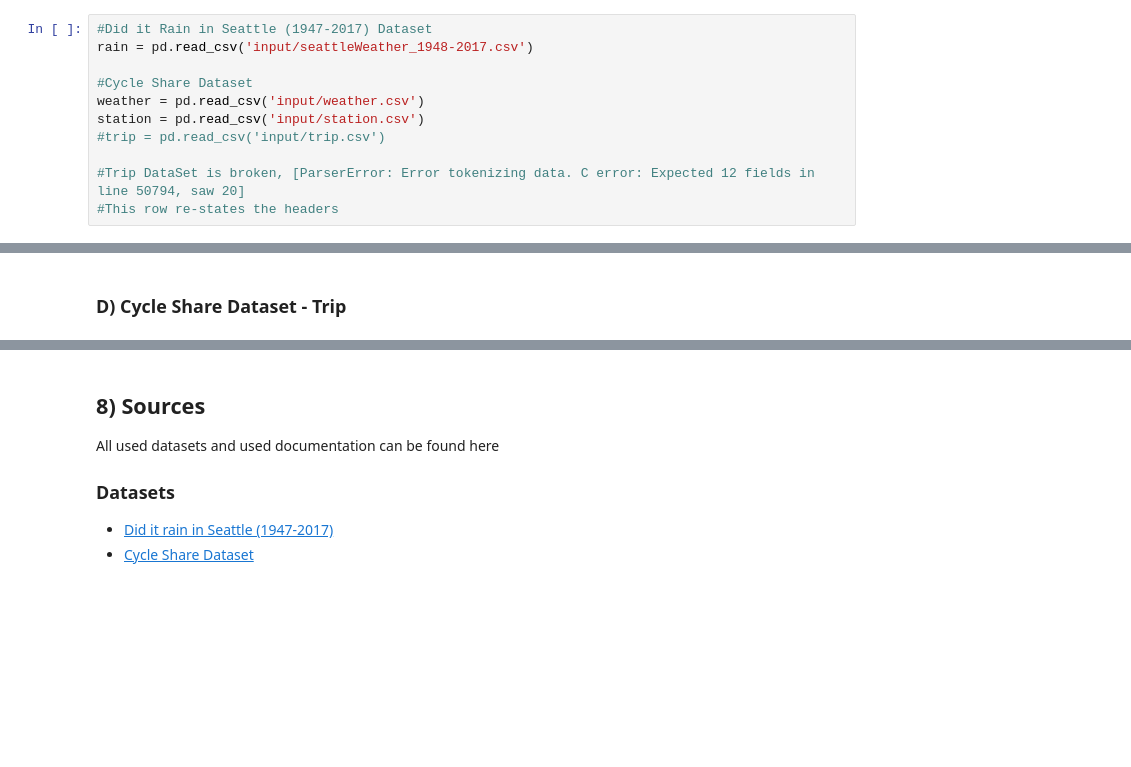
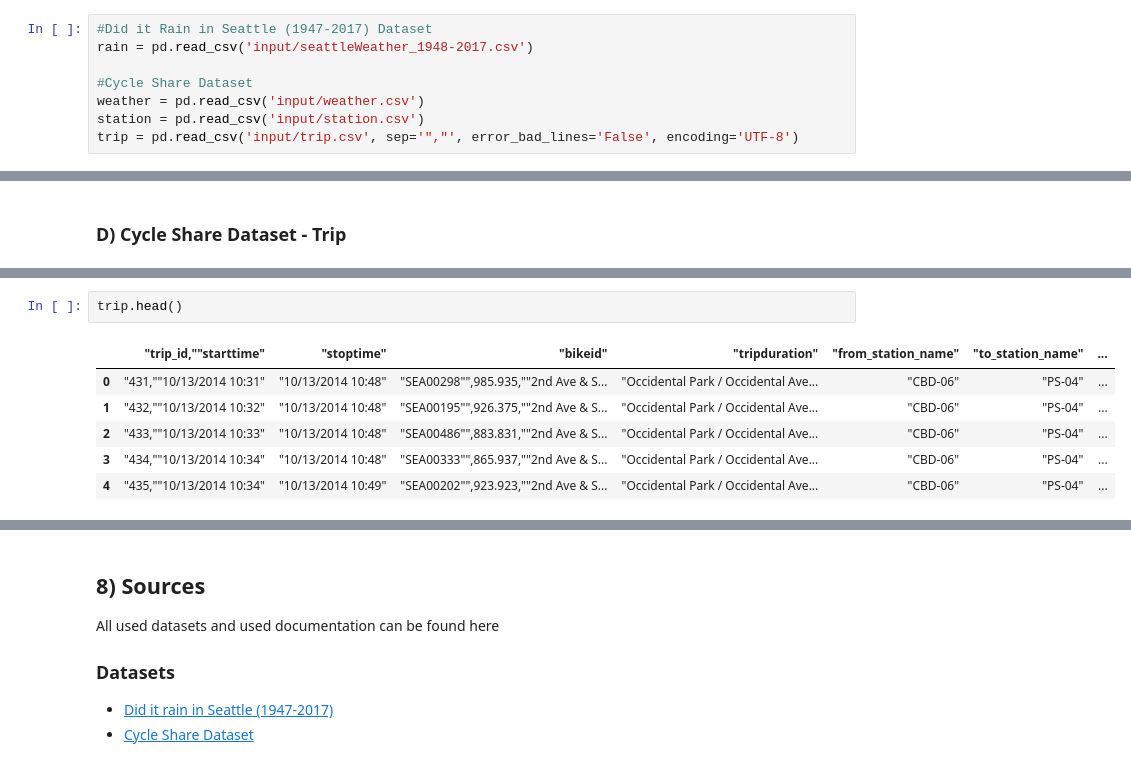
Before and after one commit to JeroenBoshuis/DataScience_Casus, a Jupyter notebook: Did it rain in Seattle and does this affect cycling.ipynb, the cells around one changed output, grey strips where cells are left out. Saved outputs shown, nothing was run; the diff lists cells and outputs as text; blank space fills up the shorter version.

Commit message:
Trip input fixed
Trip input csv line 50794 changed to not include the headers

```diff
--- a/Did it rain in Seattle and does this affect cycling.ipynb
+++ b/Did it rain in Seattle and does this affect cycling.ipynb
@@ -68,10 +68,7 @@ rain = pd.read_csv('input/seattleWeather_1948-2017.csv')
 #Cycle Share Dataset
 weather = pd.read_csv('input/weather.csv')
 station = pd.read_csv('input/station.csv')
-#trip = pd.read_csv('input/trip.csv')
-
-#Trip DataSet is broken, [ParserError: Error tokenizing data. C error: Expected 12 fields in line 50794, saw 20]
-#This row re-states the headers
+trip = pd.read_csv('input/trip.csv', sep='","', error_bad_lines='False', encoding='UTF-8')
 # %% [markdown]
 ## 3) Data Analysis <a id="Three"></a>
 This will be done to get a first look at the data, to get a feel for the dataset. What is inside the dataset, what kind of datatypes are the data and what are the values of the data.
@@ -503,0 +518,9 @@ station
+# %%
+trip.head()
+# %% [output]
+|  | "trip_id,""starttime" | "stoptime" | "bikeid" | "tripduration" | "from_station_name" | "to_station_name" | ... |
+| 0 | "431,""10/13/2014 10:31" | "10/13/2014 10:48" | "SEA00298"",985.935,""2nd Ave & S... | "Occidental Park / Occidental Ave... | "CBD-06" | "PS-04" | ... |
+| 1 | "432,""10/13/2014 10:32" | "10/13/2014 10:48" | "SEA00195"",926.375,""2nd Ave & S... | "Occidental Park / Occidental Ave... | "CBD-06" | "PS-04" | ... |
+| 2 | "433,""10/13/2014 10:33" | "10/13/2014 10:48" | "SEA00486"",883.831,""2nd Ave & S... | "Occidental Park / Occidental Ave... | "CBD-06" | "PS-04" | ... |
+| 3 | "434,""10/13/2014 10:34" | "10/13/2014 10:48" | "SEA00333"",865.937,""2nd Ave & S... | "Occidental Park / Occidental Ave... | "CBD-06" | "PS-04" | ... |
+| 4 | "435,""10/13/2014 10:34" | "10/13/2014 10:49" | "SEA00202"",923.923,""2nd Ave & S... | "Occidental Park / Occidental Ave... | "CBD-06" | "PS-04" | ... |
```
Also changed, not shown: parts of 13 cells of this notebook, 1 other file.
